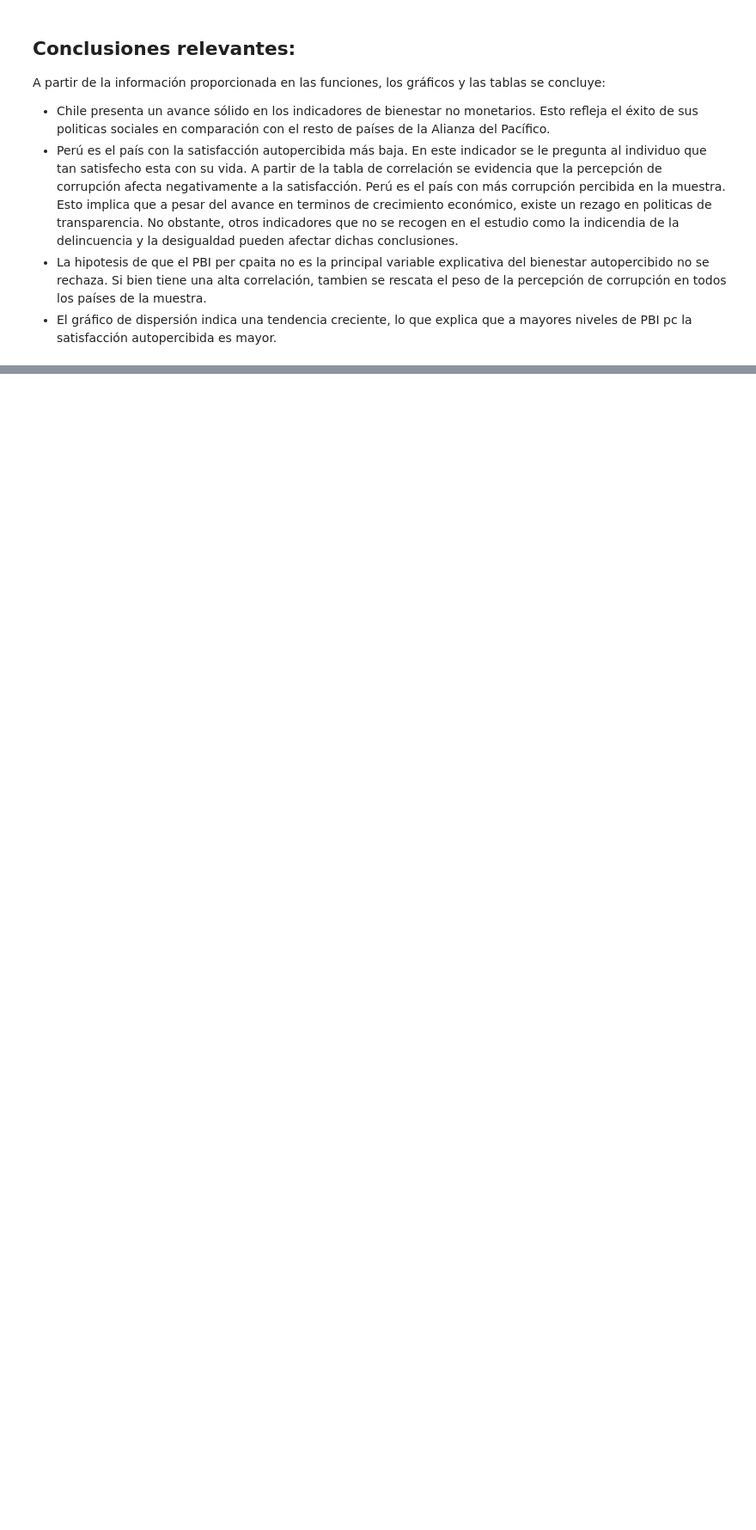
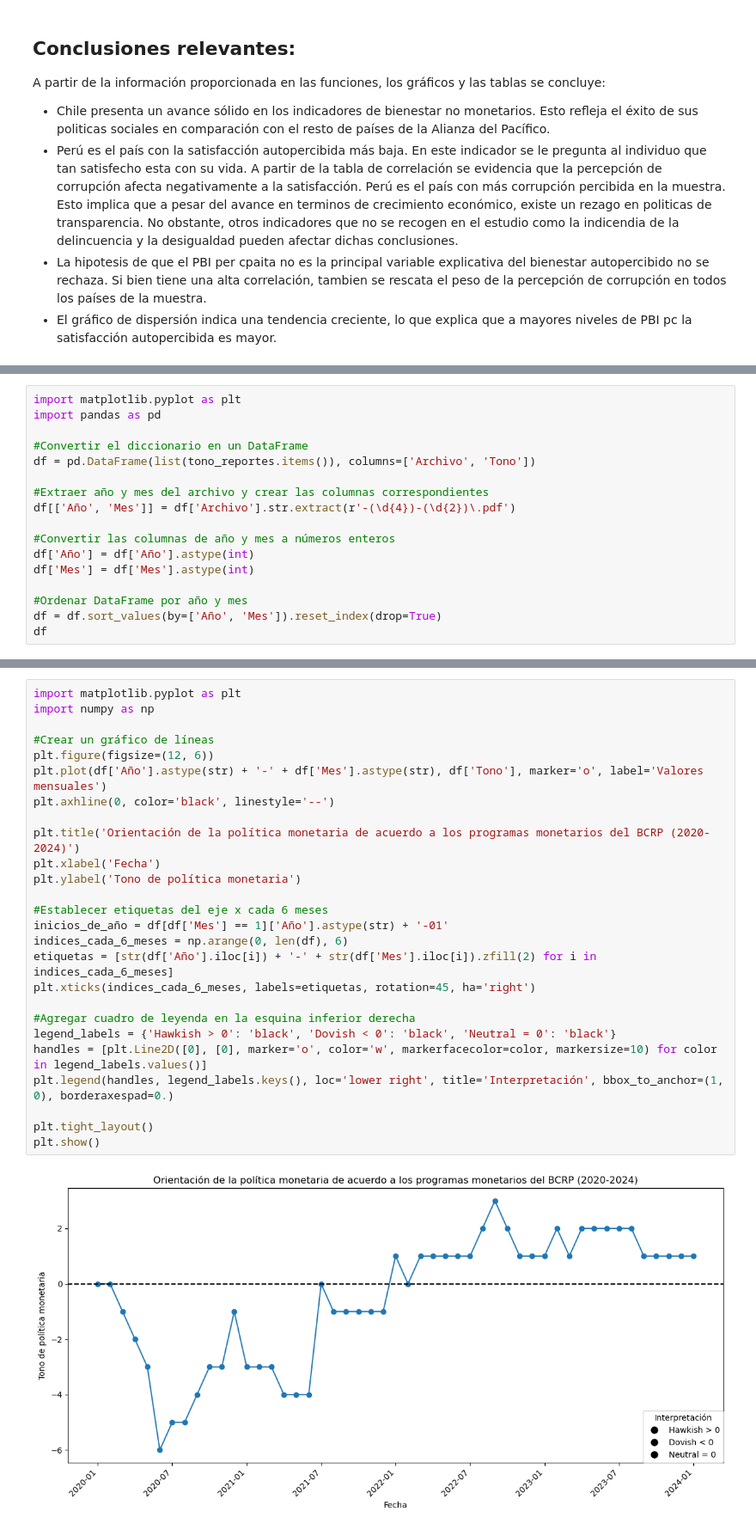
Before and after one commit to raviro2000/proyecto-final-rafael-vilca_piero-fernandez-davila, a Jupyter notebook: proyecto_final_plantilla.ipynb, the cells around one changed output, grey strips where cells are left out. Shown: that part at 86% size. Saved outputs shown, nothing was run; the diff lists cells and outputs as text; blank space fills up the shorter version.

```diff
--- a/proyecto_final_plantilla.ipynb
+++ b/proyecto_final_plantilla.ipynb
@@ -272,0 +354,17 @@ A partir de la información proporcionada en las funciones, los gráficos y las
+# %%
+import matplotlib.pyplot as plt
+import pandas as pd
+
+#Convertir el diccionario en un DataFrame
+df = pd.DataFrame(list(tono_reportes.items()), columns=['Archivo', 'Tono'])
+
+#Extraer año y mes del archivo y crear las columnas correspondientes
+df[['Año', 'Mes']] = df['Archivo'].str.extract(r'-(\d{4})-(\d{2})\.pdf')
+
+#Convertir las columnas de año y mes a números enteros
+df['Año'] = df['Año'].astype(int)
+df['Mes'] = df['Mes'].astype(int)
+
+#Ordenar DataFrame por año y mes
+df = df.sort_values(by=['Año', 'Mes']).reset_index(drop=True)
+df
@@ -272,0 +389,28 @@ A partir de la información proporcionada en las funciones, los gráficos y las
+# %%
+import matplotlib.pyplot as plt
+import numpy as np
+
+#Crear un gráfico de líneas
+plt.figure(figsize=(12, 6))
+plt.plot(df['Año'].astype(str) + '-' + df['Mes'].astype(str), df['Tono'], marker='o', label='Valores mensuales')
+plt.axhline(0, color='black', linestyle='--')
+
+plt.title('Orientación de la política monetaria de acuerdo a los programas monetarios del BCRP (2020-2024)')
+plt.xlabel('Fecha')
+plt.ylabel('Tono de política monetaria')
+
+#Establecer etiquetas del eje x cada 6 meses
+inicios_de_año = df[df['Mes'] == 1]['Año'].astype(str) + '-01'
+indices_cada_6_meses = np.arange(0, len(df), 6)
+etiquetas = [str(df['Año'].iloc[i]) + '-' + str(df['Mes'].iloc[i]).zfill(2) for i in indices_cada_6_meses]
+plt.xticks(indices_cada_6_meses, labels=etiquetas, rotation=45, ha='right')
+
+#Agregar cuadro de leyenda en la esquina inferior derecha
+legend_labels = {'Hawkish > 0': 'black', 'Dovish < 0': 'black', 'Neutral = 0': 'black'}
+handles = [plt.Line2D([0], [0], marker='o', color='w', markerfacecolor=color, markersize=10) for color in legend_labels.values()]
+plt.legend(handles, legend_labels.keys(), loc='lower right', title='Interpretación', bbox_to_anchor=(1, 0), borderaxespad=0.)
+
+plt.tight_layout()
+plt.show()
+# %% [output]
+[figure, added]
```
Also changed, not shown: parts of 6 cells of this notebook, 1 other file.
